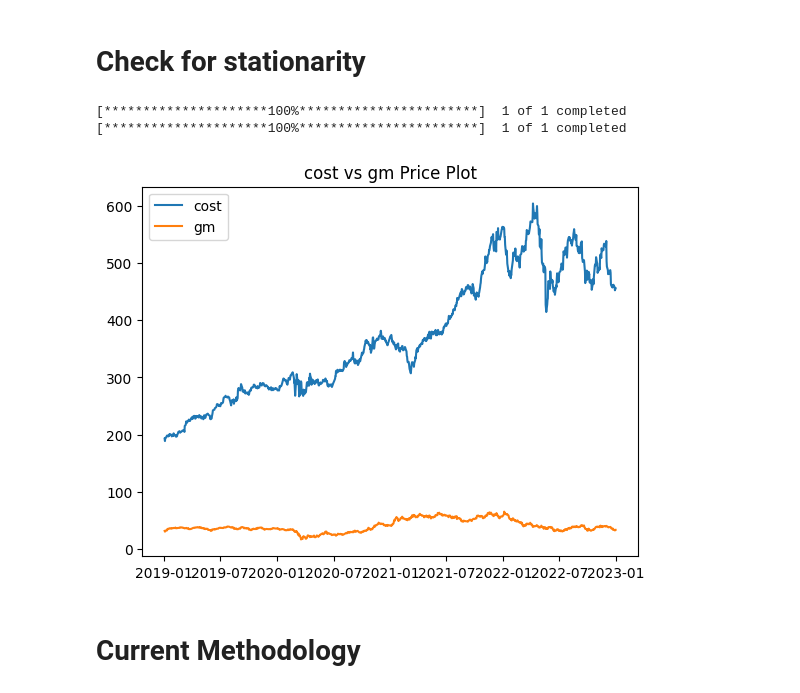
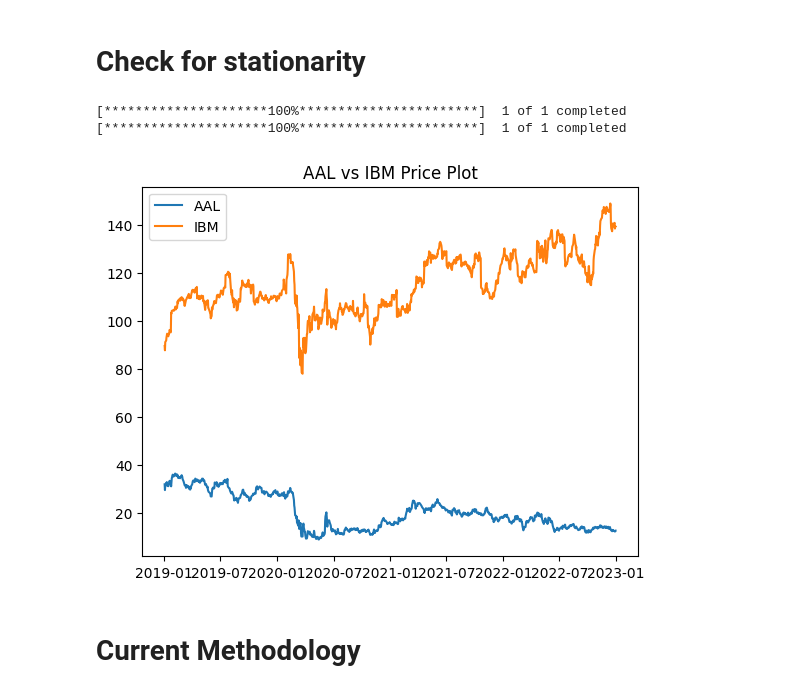
Before and after one commit to OlegGlo/DFICalgorithms, a Jupyter notebook: 23_MeanReversion/Mean Reversion REECE.ipynb, the cells around one changed output. Cells and saved outputs as stored; diff of their text form; code cells hidden in the pictures.

```diff
--- a/23_MeanReversion/Mean Reversion REECE.ipynb
+++ b/23_MeanReversion/Mean Reversion REECE.ipynb
@@ -67,22 +67,22 @@ def check_stationarity(series, alpha):
 # %%
 start_date = "2019-01-01"
 end_date = "2023-01-01"
 
-stk1 = "cost"
-stk2 = "gm"
+stk1 = "AAL"
+stk2 = "IBM"
 
 msft_data = yf.download(stk1,start=start_date,end=end_date)
 aapl_data = yf.download(stk2,start=start_date,end=end_date)
 
 plt.plot(msft_data["Adj Close"],label=stk1)
 plt.plot(aapl_data["Adj Close"],label=stk2)
 plt.legend()
 plt.title(f"{stk1} vs {stk2} Price Plot")
 plt.show()
 # %% [output]
 [*********************100%***********************]  1 of 1 completed
 [*********************100%***********************]  1 of 1 completed
-[figure, old version]
+[figure, new version]
 # %% [markdown]
 # Current Methodology
 # %%
```
Also changed, not shown: parts of 2 cells of this notebook, 2 other files.
